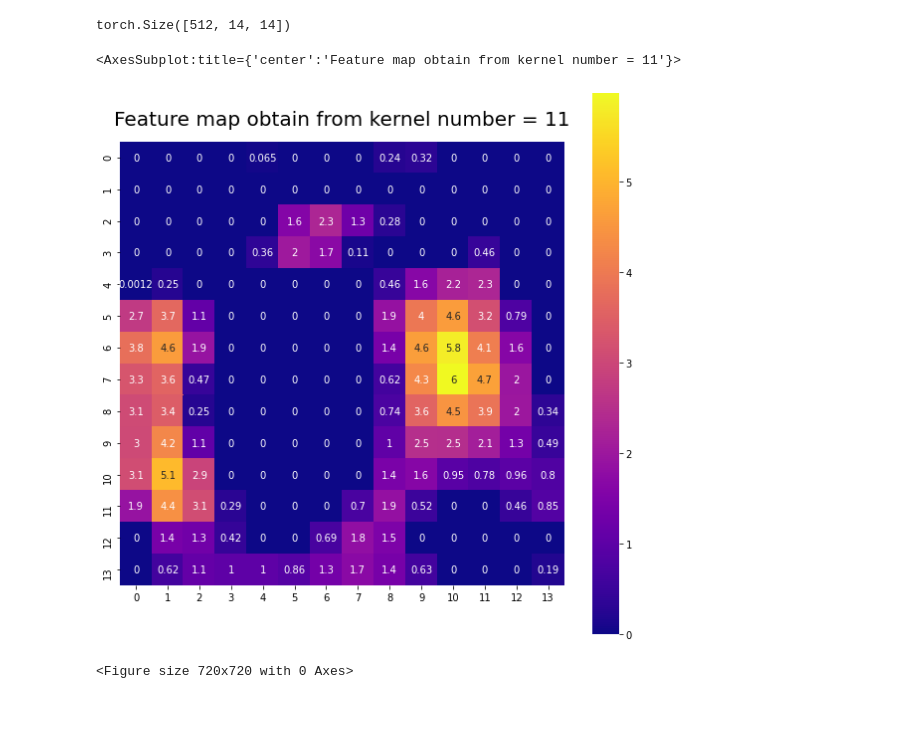
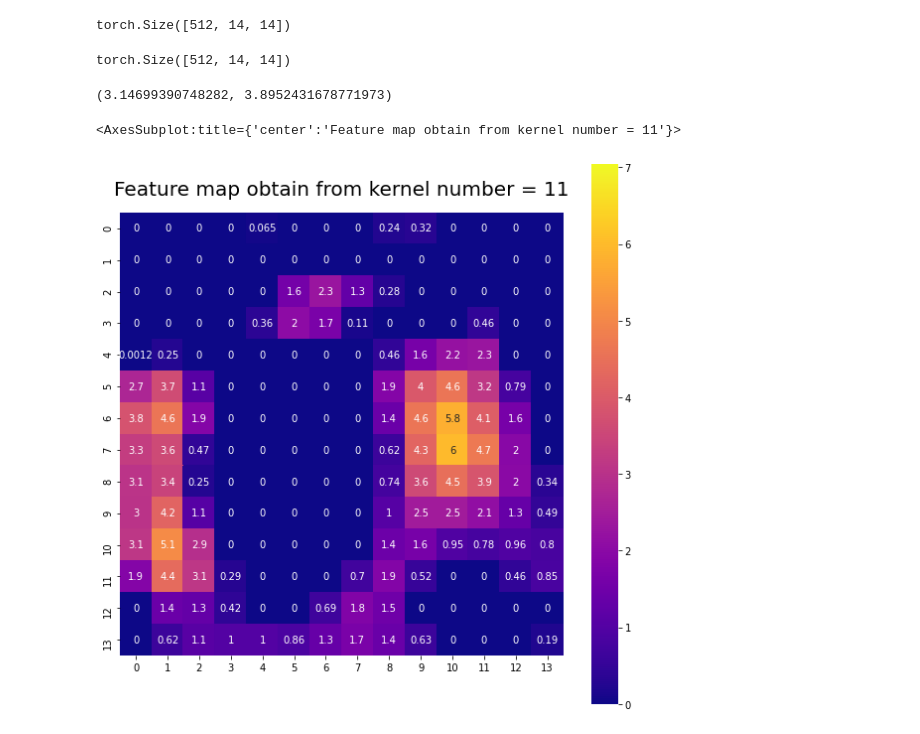
Before and after one commit to wiktorlazarski/Image-Captioning-with-Visual-Attention, a Jupyter notebook: notebooks/eda/VGG19_Encoder_output.ipynb, the cells around one changed output. Saved outputs shown, nothing was run; the diff lists cells and outputs as text; code cells hidden in the pictures.

```diff
--- a/notebooks/eda/VGG19_Encoder_output.ipynb
+++ b/notebooks/eda/VGG19_Encoder_output.ipynb
@@ -65,16 +64,40 @@ encoder_output = encoder_output.detach()
 encoder_output.shape
 # %% [output]
 torch.Size([512, 14, 14])
+# %%
+encoder_output.shape
+# %% [output]
+torch.Size([512, 14, 14])
+# %%
+# Computes mean and std of only nonzero elements in encoder_output tensor
+nonzero_indices = torch.nonzero(encoder_output)
+num_nonzero = nonzero_indices.shape[0]
+
+mean = encoder_output.sum().item() / num_nonzero
+
+std = 0
+for nonzero_elem in nonzero_indices:
+    x, y, z = nonzero_elem
+    std += (encoder_output[x, y, z] - mean) ** 2
+
+std = torch.sqrt(std / num_nonzero).item()
+# %%
+mean, std
+# %% [output]
+(3.14699390748282, 3.8952431678771973)
 # %%
 feature_map_index = 11
+
+min_value = encoder_output.min().item()
+max_value = mean + std
 
 feature_map = encoder_output[feature_map_index]
 
 plt.title(f"Feature map obtain from kernel number = {feature_map_index}", fontsize=20, y=1.025)
-sns.heatmap(feature_map, annot=True, square=True, cmap=plt.rcParams["image.cmap"])
+sns.heatmap(feature_map, annot=True, square=True, cmap=plt.rcParams["image.cmap"], vmin=min_value, vmax=max_value)
 # %% [output]
 <AxesSubplot:title={'center':'Feature map obtain from kernel number = 11'}>
-[figure, old version]
+[figure, new version]
 # %%
 FEATURE_MAP_DIR_PATH = os.path.join(os.getcwd(), "images", "feature_maps")
 os.makedirs(FEATURE_MAP_DIR_PATH, exist_ok=True)
@@ -91,8 +114,6 @@ for index, feature_map in enumerate(encoder_output):
         yticklabels=False,
     )
 
-    output_path = os.path.join(FEATURE_MAP_DIR_PATH, f"feature_map{index}")
+    output_path = os.path.join(FEATURE_MAP_DIR_PATH, f"feature_map({index})")
     plt.savefig(output_path)
     plt.clf()
-# %% [output]
-<Figure size 720x720 with 0 Axes>
```
Also changed, not shown: parts of 2 cells of this notebook, 12 other files.
